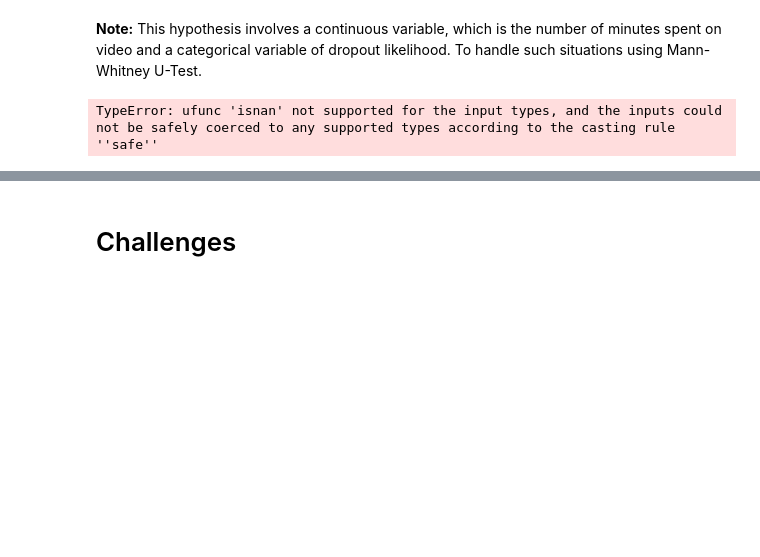
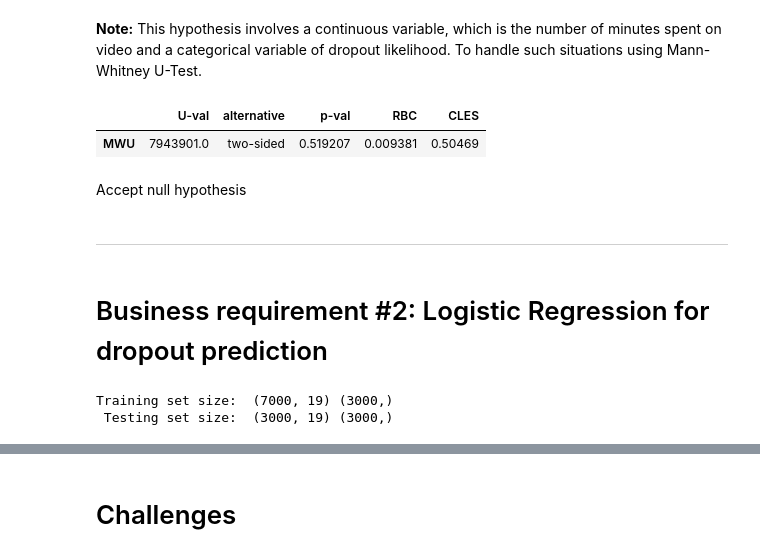
Before and after one commit to narendran-manoharan/synthetic_learning_behavior_analysis, a Jupyter notebook: project_work-jupyter_notebooks/synthetic_learning_behavior_analysis_transform02.ipynb, the cells around one changed output, grey strips where cells are left out. Drawn from its saved outputs; the diff is of its cells as text; code cells hidden in the pictures; blank space fills up the shorter version.

```diff
--- a/project_work-jupyter_notebooks/synthetic_learning_behavior_analysis_transform02.ipynb
+++ b/project_work-jupyter_notebooks/synthetic_learning_behavior_analysis_transform02.ipynb
@@ -159,7 +233,3 @@ Accept null
 ## 2.3. Time spent on videos impacts dropout likelihood
 # %% [markdown]
 **Note:** This hypothesis involves a continuous variable, which is the number of minutes spent on video and a categorical variable of dropout likelihood. To handle such situations using Mann-Whitney U-Test.
-# %%
-pg.mwu( x = df_old["Time_Spent_on_Videos"], y = df_old["Dropout_Likelihood"])
-# %% [output]
-TypeError: ufunc 'isnan' not supported for the input types, and the inputs could not be safely coerced to any supported types according to the casting rule ''safe''
@@ -165,0 +239,9 @@ TypeError: ufunc 'isnan' not supported for the input types, and the inputs could
+# %%
+group_yes = df_old[df_old["Dropout_Likelihood"] == "Yes"]["Time_Spent_on_Videos"]
+group_no = df_old[df_old["Dropout_Likelihood"] == "No"]["Time_Spent_on_Videos"]
+
+
+pg.mwu(x = group_yes, y = group_no)
+# %% [output]
+|  | U-val | alternative | p-val | RBC | CLES |
+| MWU | 7943901.0 | two-sided | 0.519207 | 0.009381 | 0.50469 |
@@ -165,0 +263,26 @@ TypeError: ufunc 'isnan' not supported for the input types, and the inputs could
+# %% [markdown]
+Accept null hypothesis
+# %% [markdown]
+---
+# %% [markdown]
+# Business requirement #2: Logistic Regression for dropout prediction
+# %%
+from sklearn.model_selection import train_test_split # Importing train_test_split for splitting the dataset
+
+# Splitting the dataset into training and testing sets
+X_train, X_test, y_train, y_test = train_test_split(
+    df.drop(["Dropout_Likelihood"], axis=1),
+    df["Dropout_Likelihood"],
+    test_size = 0.3,
+    random_state = 42
+)
+
+print("Training set size: ",
+      X_train.shape,
+      y_test.shape,
+      "\n Testing set size: ",
+      X_test.shape,
+      y_test.shape)
+# %% [output]
+Training set size:  (7000, 19) (3000,)
+ Testing set size:  (3000, 19) (3000,)
```
Also changed, not shown: parts of 17 cells of this notebook.
